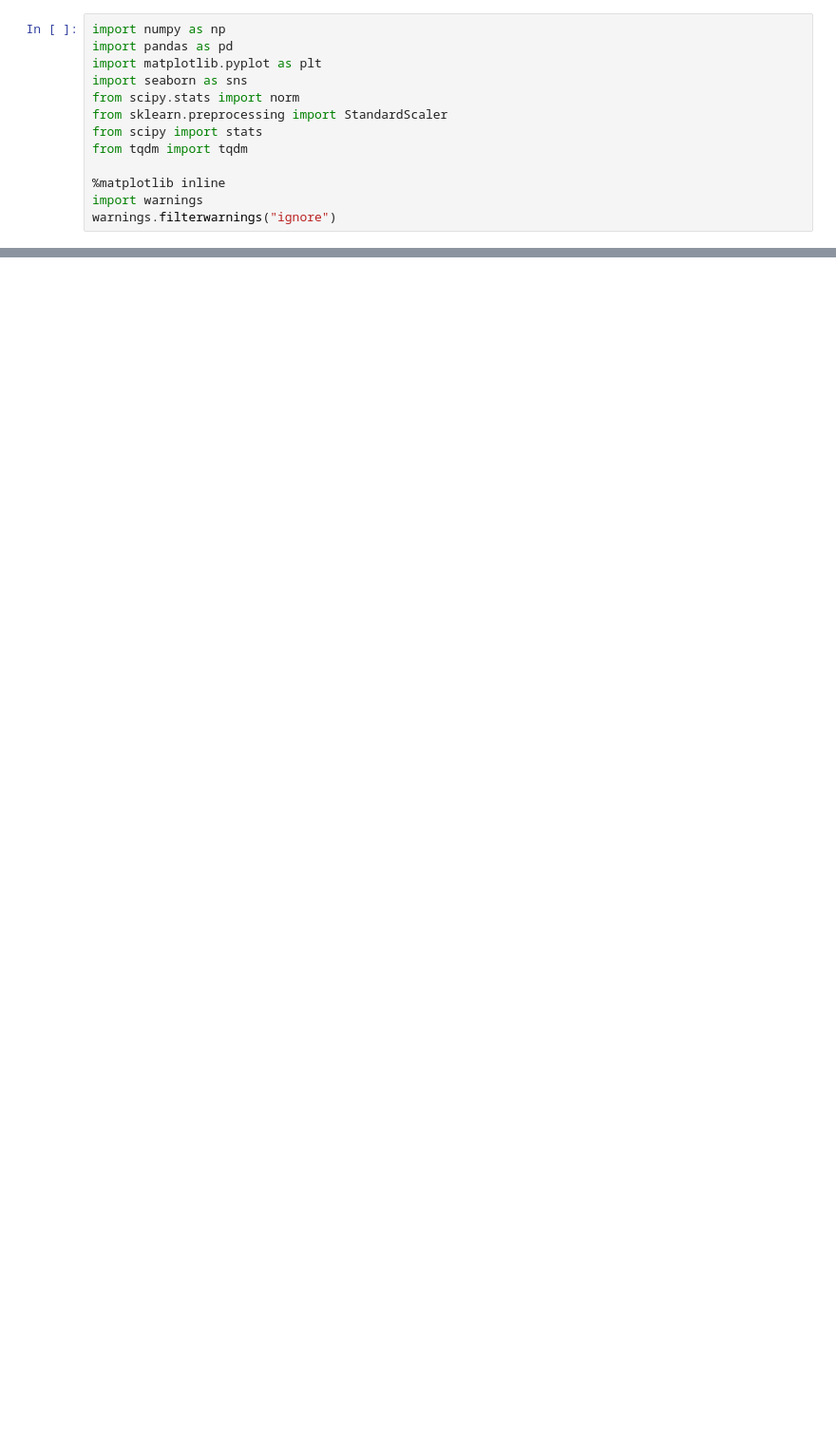
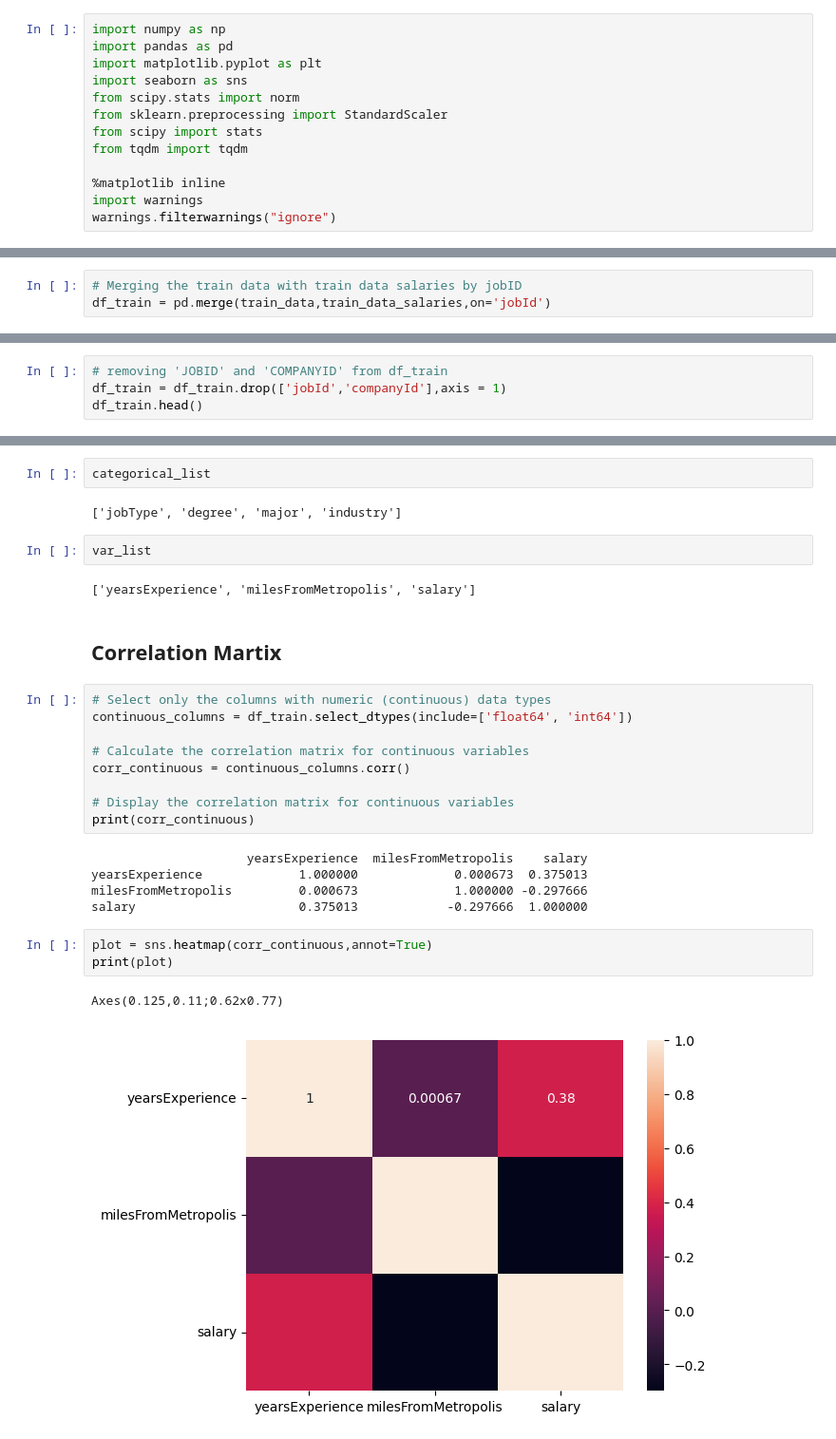
Before and after one commit to SOURAVSHEEL/Employee-Attrition-ML-Project, a Jupyter notebook: employee_attrition.ipynb, the cells around one changed output, grey strips where cells are left out. Shown: that part at 95% size. Drawn from its saved outputs; the diff is of its cells as text; blank space fills up the shorter version.

```diff
--- a/employee_attrition.ipynb
+++ b/employee_attrition.ipynb
@@ -48,0 +78,3 @@ df_test_data.head()
+# %%
+# Merging the train data with train data salaries by jobID
+df_train = pd.merge(train_data,train_data_salaries,on='jobId')
@@ -48,0 +212,4 @@ df_test_data.head()
+# %%
+# removing 'JOBID' and 'COMPANYID' from df_train
+df_train = df_train.drop(['jobId','companyId'],axis = 1)
+df_train.head()
@@ -48,0 +248,30 @@ df_test_data.head()
+# %%
+categorical_list
+# %% [output]
+['jobType', 'degree', 'major', 'industry']
+# %%
+var_list
+# %% [output]
+['yearsExperience', 'milesFromMetropolis', 'salary']
+# %% [markdown]
+## Correlation Martix
+# %%
+# Select only the columns with numeric (continuous) data types
+continuous_columns = df_train.select_dtypes(include=['float64', 'int64'])
+
+# Calculate the correlation matrix for continuous variables
+corr_continuous = continuous_columns.corr()
+
+# Display the correlation matrix for continuous variables
+print(corr_continuous)
+# %% [output]
+                     yearsExperience  milesFromMetropolis    salary
+yearsExperience             1.000000             0.000673  0.375013
+milesFromMetropolis         0.000673             1.000000 -0.297666
+salary                      0.375013            -0.297666  1.000000
+# %%
+plot = sns.heatmap(corr_continuous,annot=True)
+print(plot)
+# %% [output]
+Axes(0.125,0.11;0.62x0.77)
+[figure, added]
```
Also changed, not shown: parts of 29 cells of this notebook.
